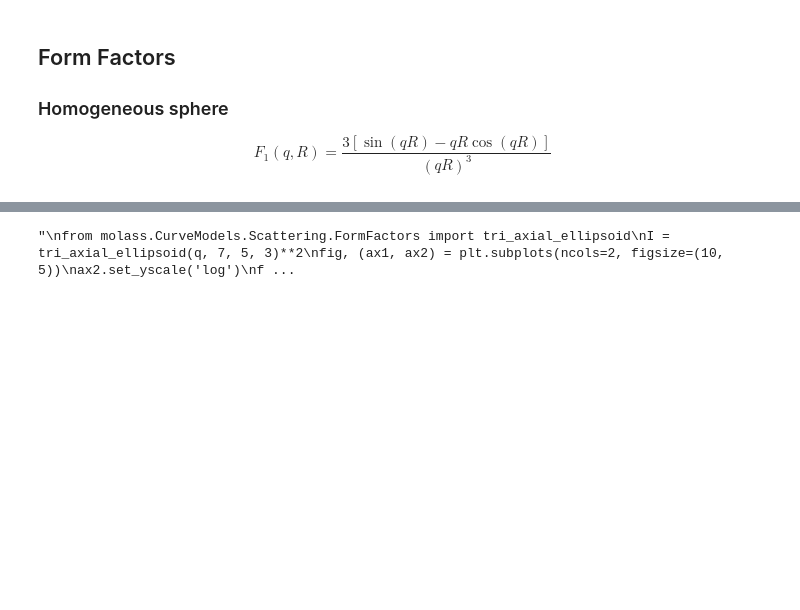
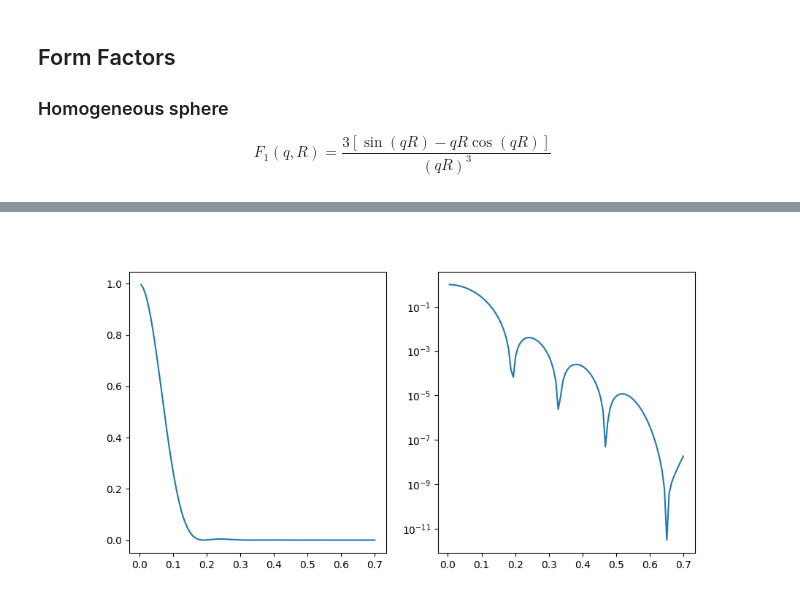
Before and after one commit to freesemt/molass-essence, a Jupyter notebook: _sources/chapters/09/scattering_models.ipynb, the cells around one changed output, grey strips where cells are left out. Saved outputs shown, nothing was run; the diff lists cells and outputs as text; code cells hidden in the pictures; blank space fills up the shorter version.

```diff
--- a/_sources/chapters/09/scattering_models.ipynb
+++ b/_sources/chapters/09/scattering_models.ipynb
@@ -56,14 +62,15 @@ Text(0.5, 0, 'q (1/Å)')
 # %%
-"""
+from importlib import reload
+import molass.CurveModels.Scattering.FormFactors
+reload(molass.CurveModels.Scattering.FormFactors)
 from molass.CurveModels.Scattering.FormFactors import tri_axial_ellipsoid
-I = tri_axial_ellipsoid(q, 7, 5, 3)**2
+I = tri_axial_ellipsoid(q, 30, 24, 18)**2
 fig, (ax1, ax2) = plt.subplots(ncols=2, figsize=(10, 5))
 ax2.set_yscale('log')
 for ax in ax1, ax2:
-    ax.plot(q, I, label='homogeneous sphere')
-"""
+    ax.plot(q, I, label='tri_axial_ellipsoid')
 # %% [output]
-"\nfrom molass.CurveModels.Scattering.FormFactors import tri_axial_ellipsoid\nI = tri_axial_ellipsoid(q, 7, 5, 3)**2\nfig, (ax1, ax2) = plt.subplots(ncols=2, figsize=(10, 5))\nax2.set_yscale('log')\nf ...
+[figure, added]
 # %%
 from molass.Shapes import Ellipsoid
 from molass.DensitySpace import VoxelSpace
```
Also changed, not shown: parts of 6 cells of this notebook, 25 other files.
